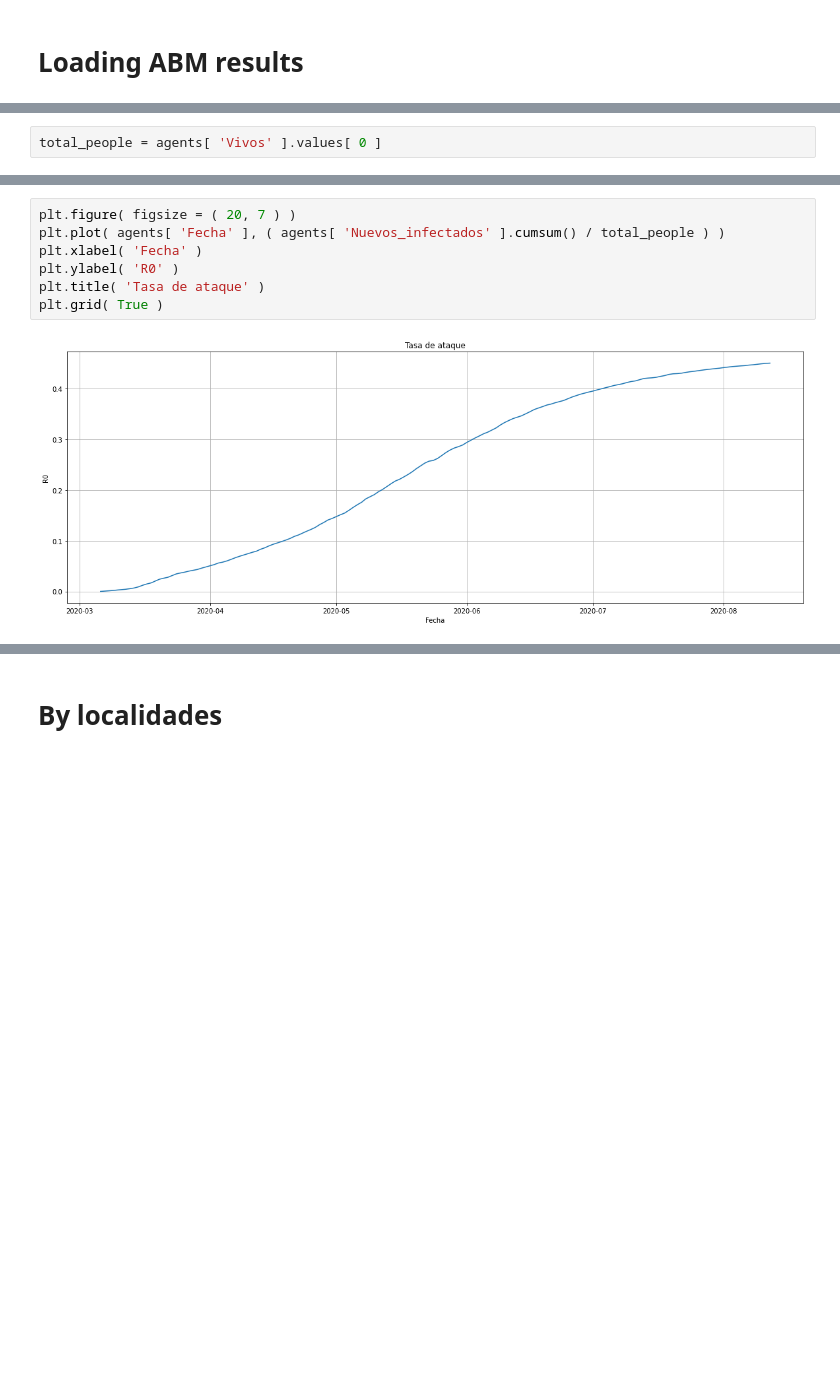
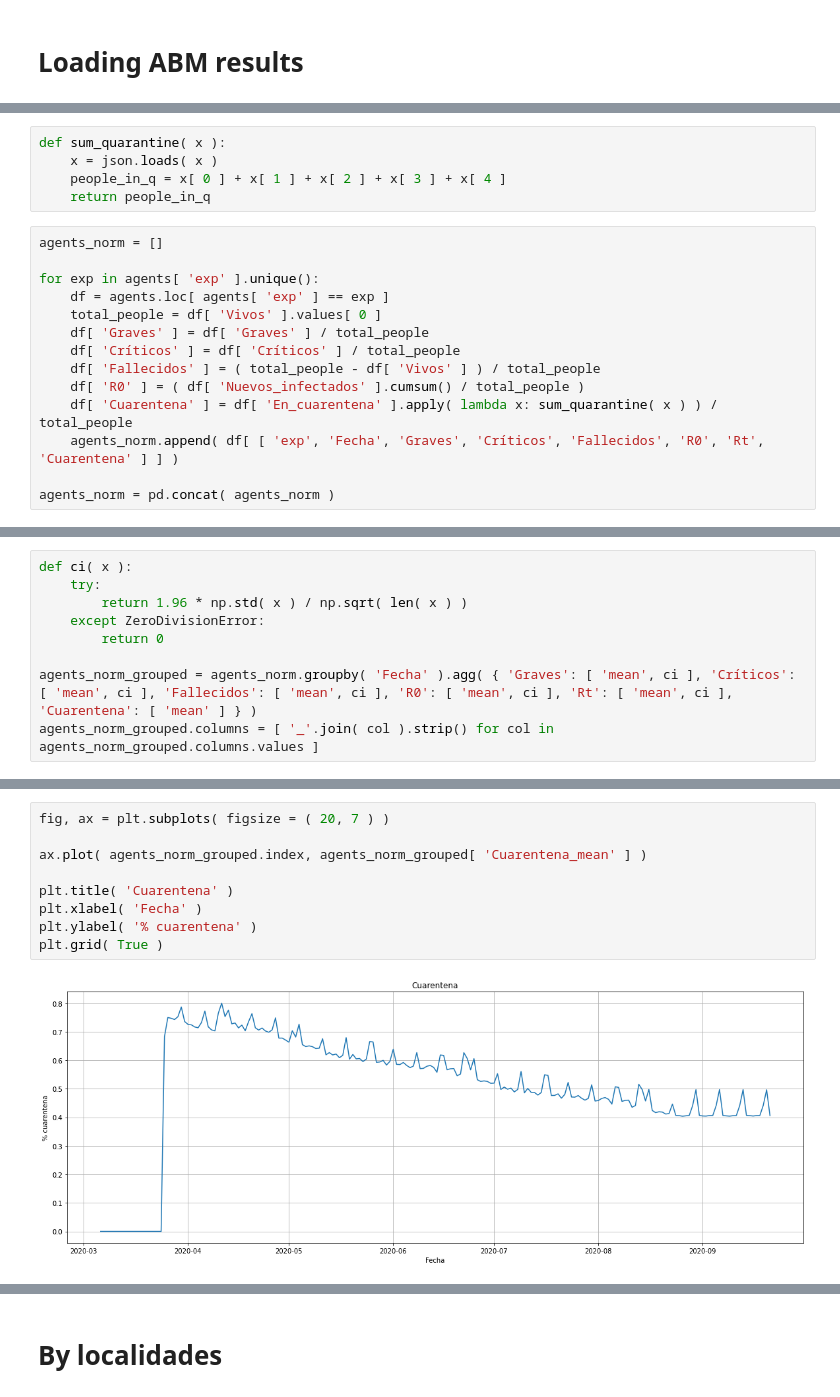
Before and after one commit to andrespd1/siscovid, a Jupyter notebook: Agents.ipynb, the cells around one changed output, grey strips where cells are left out. Cells and saved outputs as stored; diff of their text form; blank space fills up the shorter version.

Commit message:
Adding confidence intervals to some charts in agent viz

```diff
--- a/Agents.ipynb
+++ b/Agents.ipynb
@@ -74,2 +110,0 @@ agents.tail()
-# %%
-total_people = agents[ 'Vivos' ].values[ 0 ]
@@ -88,0 +111,19 @@ plt.legend()
+# %%
+def sum_quarantine( x ):
+    x = json.loads( x )
+    people_in_q = x[ 0 ] + x[ 1 ] + x[ 2 ] + x[ 3 ] + x[ 4 ]
+    return people_in_q
+# %%
+agents_norm = []
+
+for exp in agents[ 'exp' ].unique():
+    df = agents.loc[ agents[ 'exp' ] == exp ]
+    total_people = df[ 'Vivos' ].values[ 0 ]
+    df[ 'Graves' ] = df[ 'Graves' ] / total_people
+    df[ 'Críticos' ] = df[ 'Críticos' ] / total_people
+    df[ 'Fallecidos' ] = ( total_people - df[ 'Vivos' ] ) / total_people
+    df[ 'R0' ] = ( df[ 'Nuevos_infectados' ].cumsum() / total_people )
+    df[ 'Cuarentena' ] = df[ 'En_cuarentena' ].apply( lambda x: sum_quarantine( x ) ) / total_people
+    agents_norm.append( df[ [ 'exp', 'Fecha', 'Graves', 'Críticos', 'Fallecidos', 'R0', 'Rt', 'Cuarentena' ] ] )
+
+agents_norm = pd.concat( agents_norm )
@@ -88,0 +157,9 @@ plt.legend()
+# %%
+def ci( x ):
+    try:
+        return 1.96 * np.std( x ) / np.sqrt( len( x ) )
+    except ZeroDivisionError:
+        return 0
+
+agents_norm_grouped = agents_norm.groupby( 'Fecha' ).agg( { 'Graves': [ 'mean', ci ], 'Críticos': [ 'mean', ci ], 'Fallecidos': [ 'mean', ci ], 'R0': [ 'mean', ci ], 'Rt': [ 'mean', ci ], 'Cuarentena': [ 'mean' ] } )
+agents_norm_grouped.columns = [ '_'.join( col ).strip() for col in agents_norm_grouped.columns.values ]
@@ -89,9 +220,11 @@ plt.legend()
 # %%
-plt.figure( figsize = ( 20, 7 ) )
-plt.plot( agents[ 'Fecha' ], ( agents[ 'Nuevos_infectados' ].cumsum() / total_people ) )
+fig, ax = plt.subplots( figsize = ( 20, 7 ) )
+
+ax.plot( agents_norm_grouped.index, agents_norm_grouped[ 'Cuarentena_mean' ] )
+
+plt.title( 'Cuarentena' )
 plt.xlabel( 'Fecha' )
-plt.ylabel( 'R0' )
-plt.title( 'Tasa de ataque' )
+plt.ylabel( '% cuarentena' )
 plt.grid( True )
 # %% [output]
-[figure, old version]
+[figure, new version]
```
Also changed, not shown: parts of 44 cells of this notebook, 22 other files.
